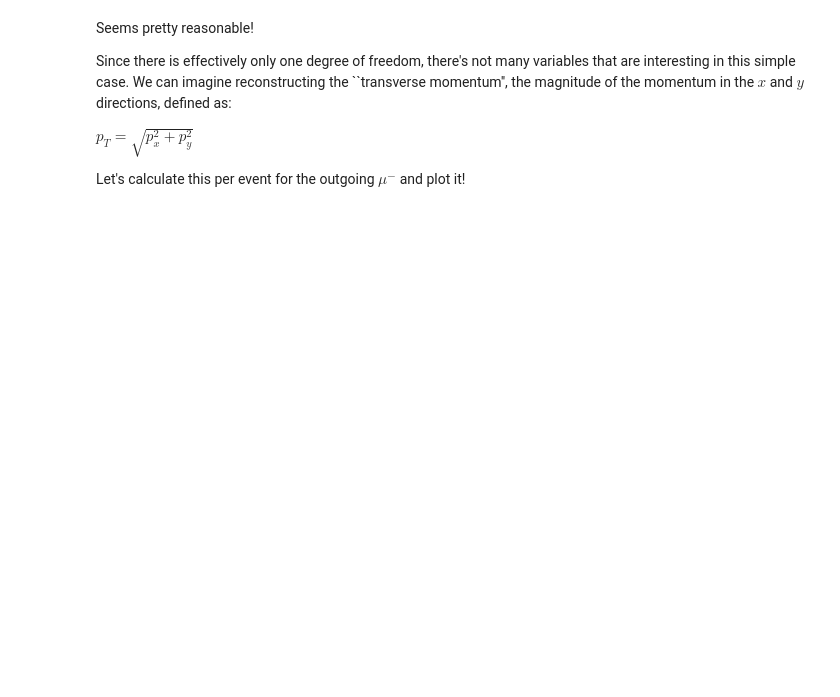
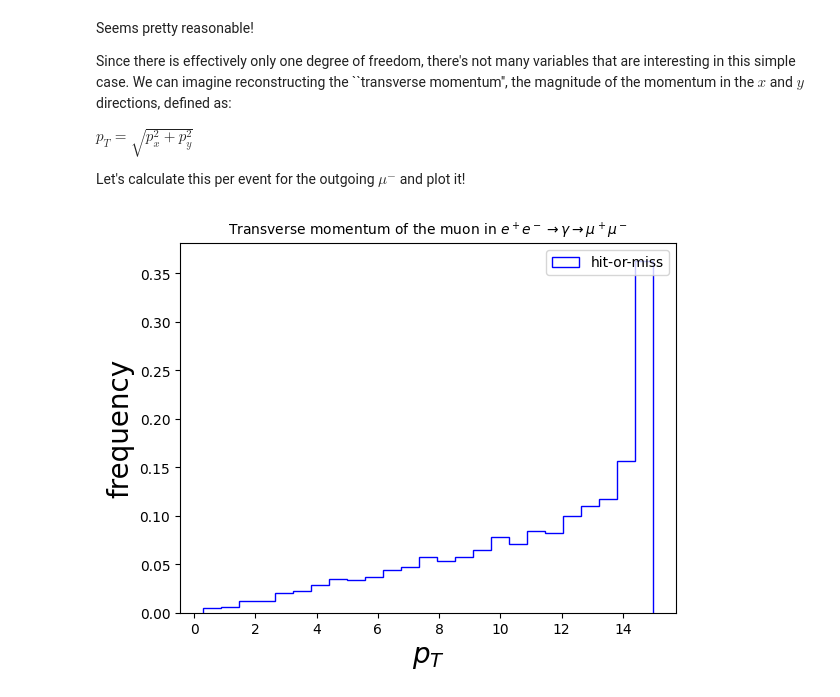
Before and after one commit to apapaefs/ScientificComputing, a Jupyter notebook: _build/jupyter_execute/Chapters/Chapter13/Chapter13.ipynb, the cells around one changed output. Cells and saved outputs as stored; diff of their text form; code cells hidden in the pictures; blank space fills up the shorter version.

```diff
--- a/_build/jupyter_execute/Chapters/Chapter13/Chapter13.ipynb
+++ b/_build/jupyter_execute/Chapters/Chapter13/Chapter13.ipynb
@@ -368,3 +368,27 @@ Since there is effectively only one degree of freedom, there's not many variable
 $p_T = \sqrt{p_x^2 + p_y^2}$
 
 Let's calculate this per event for the outgoing $\mu^-$ and plot it!
+# %%
+pT_list = [] # the list that will contain all the transverse momenta
+for ev in reconstructed_events:
+    pmm = ev[2] # the mu- is the third entry in the event in this case
+    pT = math.sqrt(pmm[1]**2 + pmm[2]**2)
+    pT_list.append(pT)
+
+# PLOT!
+fig, ax = plt.subplots() # create the elements required for matplotlib. This creates a figure containing a single axes.
+
+# set the labels and titles:
+ax.set_xlabel(r'$p_T$', fontsize=20) # set the x label
+ax.set_ylabel(r'frequency', fontsize=20) # set the y label
+ax.set_title(r'Transverse momentum of the muon in $e^+ e^- \rightarrow \gamma \rightarrow \mu^+ \mu^-$', fontsize=10) # set the title
+
+# make one-dimensional plots using the above arrays, add a custom label, linestyles and colors:
+ax.hist(pT_list, color='blue', bins=25, density=True, fill=False, histtype='step', label="hit-or-miss")
+
+# construct the legend:
+ax.legend(loc='upper right')  # Add a legend
+
+plt.show() # show the plot here
+# %% [output]
+[figure, added]
```
Also changed, not shown: parts of 7 cells of this notebook, 14 other files.
